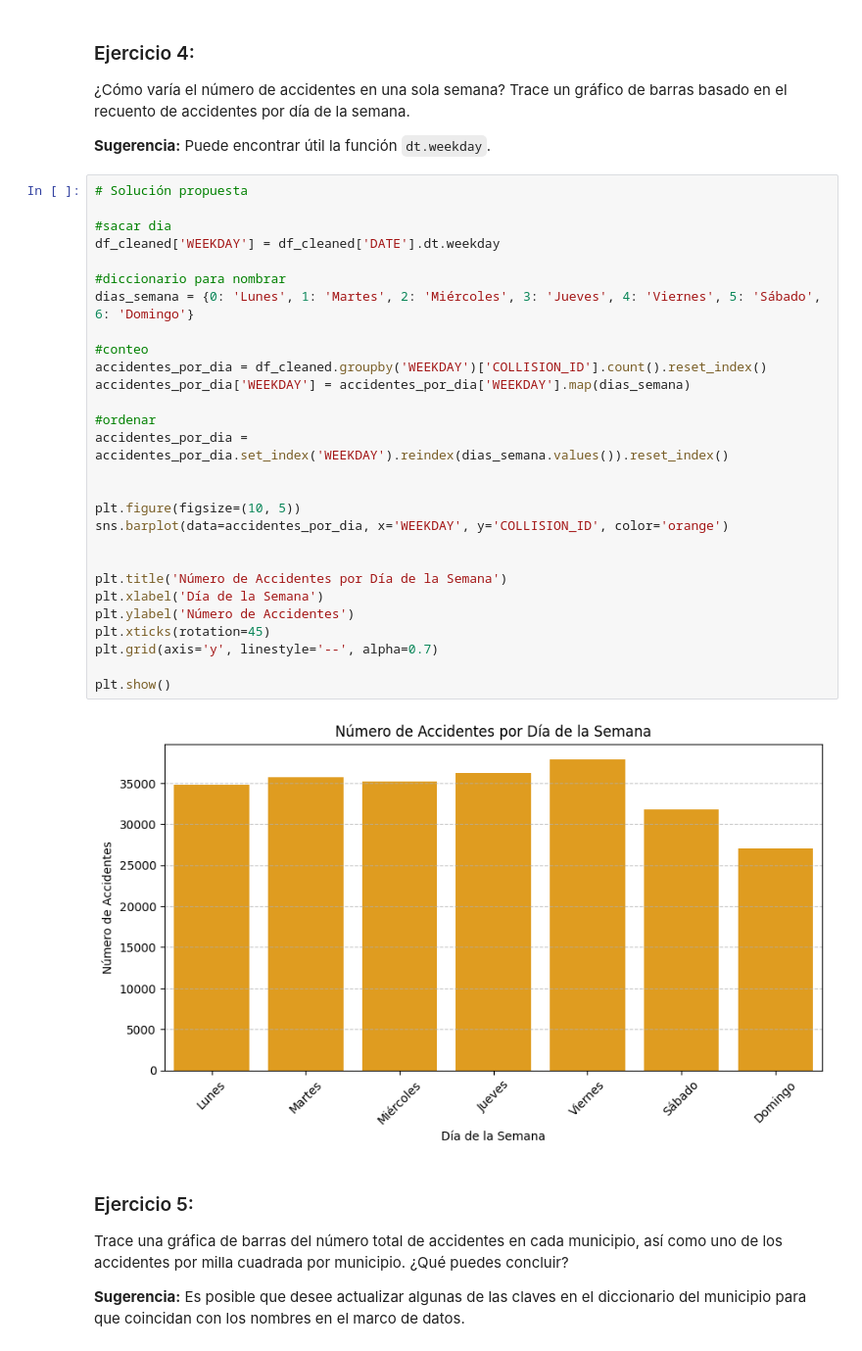
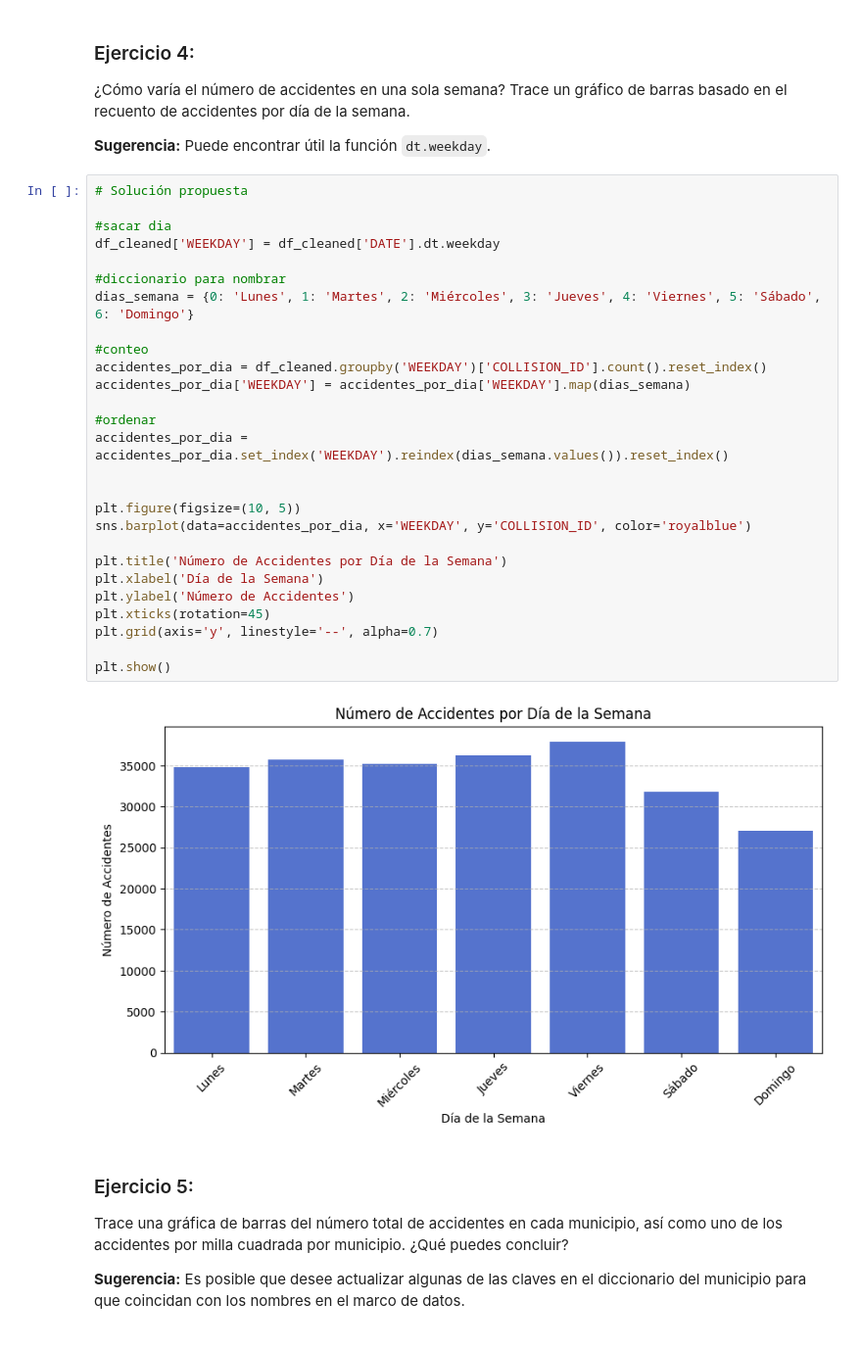
Before and after one commit to mariansierraa/guia2_clase_programacion, a Jupyter notebook: Guia3.ipynb, the cells around one changed output. Shown at 98% size. Cells and saved outputs as stored; diff of their text form.

```diff
--- a/Guia3.ipynb
+++ b/Guia3.ipynb
@@ -258,33 +257,32 @@ En la pregunta anterior hemos agregado el número de accidentes por hora sin ten
 # %%
 # Solución propuesta
 
 #sacar dia
 df_cleaned['WEEKDAY'] = df_cleaned['DATE'].dt.weekday
 
 #diccionario para nombrar
 dias_semana = {0: 'Lunes', 1: 'Martes', 2: 'Miércoles', 3: 'Jueves', 4: 'Viernes', 5: 'Sábado', 6: 'Domingo'}
 
 #conteo
 accidentes_por_dia = df_cleaned.groupby('WEEKDAY')['COLLISION_ID'].count().reset_index()
 accidentes_por_dia['WEEKDAY'] = accidentes_por_dia['WEEKDAY'].map(dias_semana)
 
 #ordenar
 accidentes_por_dia = accidentes_por_dia.set_index('WEEKDAY').reindex(dias_semana.values()).reset_index()
 
 
 plt.figure(figsize=(10, 5))
-sns.barplot(data=accidentes_por_dia, x='WEEKDAY', y='COLLISION_ID', color='orange')
-
+sns.barplot(data=accidentes_por_dia, x='WEEKDAY', y='COLLISION_ID', color='royalblue')
 
 plt.title('Número de Accidentes por Día de la Semana')
 plt.xlabel('Día de la Semana')
 plt.ylabel('Número de Accidentes')
 plt.xticks(rotation=45)
 plt.grid(axis='y', linestyle='--', alpha=0.7)
 
 plt.show()
 # %% [output]
-[figure, old version]
+[figure, new version]
 # %% [markdown]
 ### Ejercicio 5:
 
```
Also changed, not shown: parts of 7 cells of this notebook.
